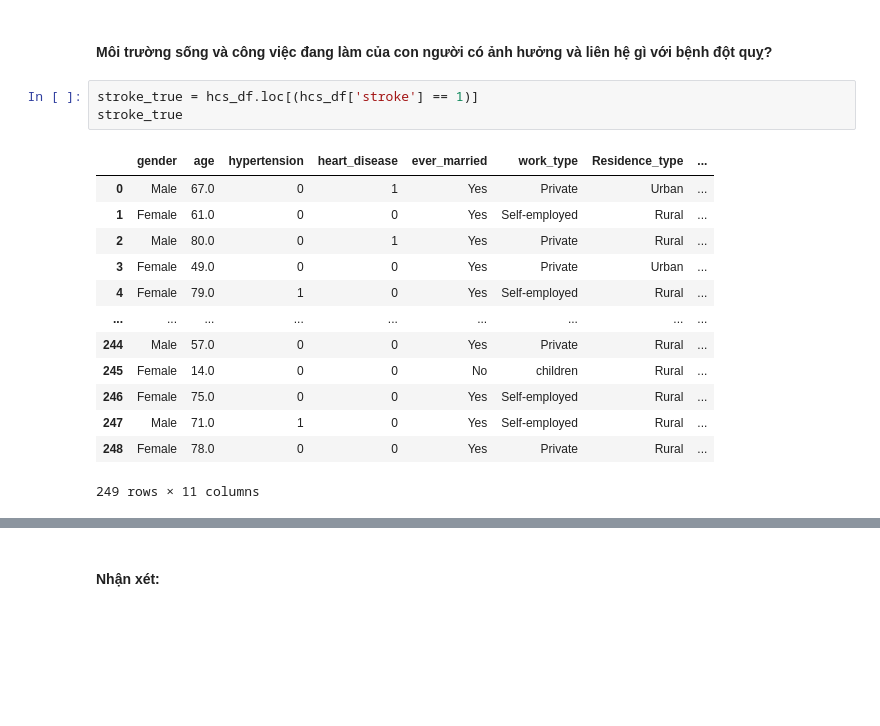
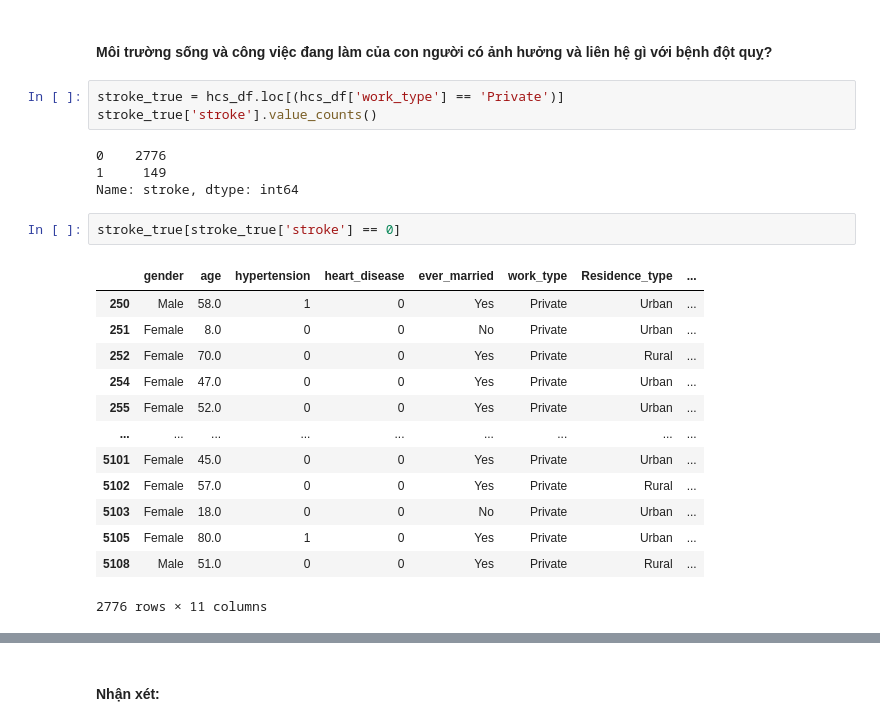
Before and after one commit to luthevy/LTKHDL_Final, a Jupyter notebook: vỹ.ipynb, the cells around one changed output, grey strips where cells are left out. Saved outputs shown, nothing was run; the diff lists cells and outputs as text; blank space fills up the shorter version.

```diff
--- a/vỹ.ipynb
+++ b/vỹ.ipynb
@@ -449,22 +459,28 @@ ___
 # %% [markdown]
 #### Môi trường sống và công việc đang làm của con người có ảnh hưởng và liên hệ gì với bệnh đột quỵ?
 # %%
-stroke_true = hcs_df.loc[(hcs_df['stroke'] == 1)]
-stroke_true
+stroke_true = hcs_df.loc[(hcs_df['work_type'] == 'Private')]
+stroke_true['stroke'].value_counts()
 # %% [output]
-|  | gender | age | hypertension | heart_disease | ever_married | work_type | Residence_type | ... |
-| 0 | Male | 67.0 | 0 | 1 | Yes | Private | Urban | ... |
-| 1 | Female | 61.0 | 0 | 0 | Yes | Self-employed | Rural | ... |
-| 2 | Male | 80.0 | 0 | 1 | Yes | Private | Rural | ... |
-| 3 | Female | 49.0 | 0 | 0 | Yes | Private | Urban | ... |
-| 4 | Female | 79.0 | 1 | 0 | Yes | Self-employed | Rural | ... |
-| ... | ... | ... | ... | ... | ... | ... | ... | ... |
-| 244 | Male | 57.0 | 0 | 0 | Yes | Private | Rural | ... |
-| 245 | Female | 14.0 | 0 | 0 | No | children | Rural | ... |
-| 246 | Female | 75.0 | 0 | 0 | Yes | Self-employed | Rural | ... |
-| 247 | Male | 71.0 | 1 | 0 | Yes | Self-employed | Rural | ... |
-| 248 | Female | 78.0 | 0 | 0 | Yes | Private | Rural | ... |
-249 rows × 11 columns
+0    2776
+1     149
+Name: stroke, dtype: int64
+# %%
+stroke_true[stroke_true['stroke'] == 0]
+# %% [output]
+|  | gender | age | hypertension | heart_disease | ever_married | work_type | Residence_type | ... |
+| 250 | Male | 58.0 | 1 | 0 | Yes | Private | Urban | ... |
+| 251 | Female | 8.0 | 0 | 0 | No | Private | Urban | ... |
+| 252 | Female | 70.0 | 0 | 0 | Yes | Private | Rural | ... |
+| 254 | Female | 47.0 | 0 | 0 | Yes | Private | Urban | ... |
+| 255 | Female | 52.0 | 0 | 0 | Yes | Private | Urban | ... |
+| ... | ... | ... | ... | ... | ... | ... | ... | ... |
+| 5101 | Female | 45.0 | 0 | 0 | Yes | Private | Urban | ... |
+| 5102 | Female | 57.0 | 0 | 0 | Yes | Private | Rural | ... |
+| 5103 | Female | 18.0 | 0 | 0 | No | Private | Urban | ... |
+| 5105 | Female | 80.0 | 1 | 0 | Yes | Private | Urban | ... |
+| 5108 | Male | 51.0 | 0 | 0 | Yes | Private | Rural | ... |
+2776 rows × 11 columns
 # %%
 count_series = stroke_true.groupby(['work_type', 'Residence_type']).size()
 new_df = count_series.to_frame(name = 'Total').reset_index()
```
Also changed, not shown: parts of 10 cells of this notebook.
